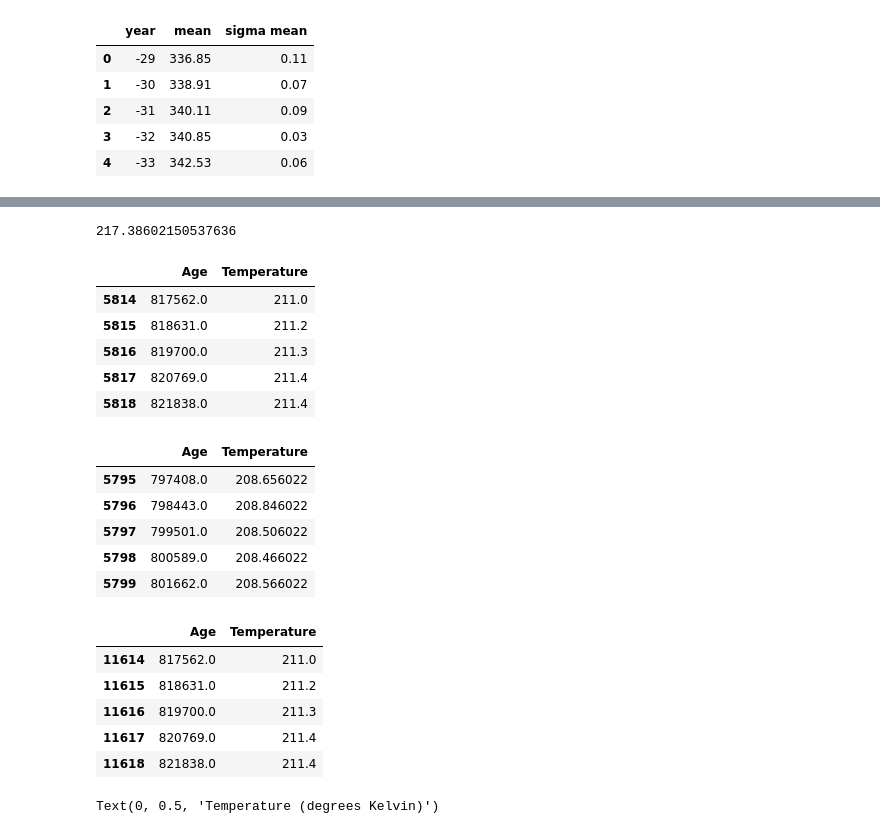
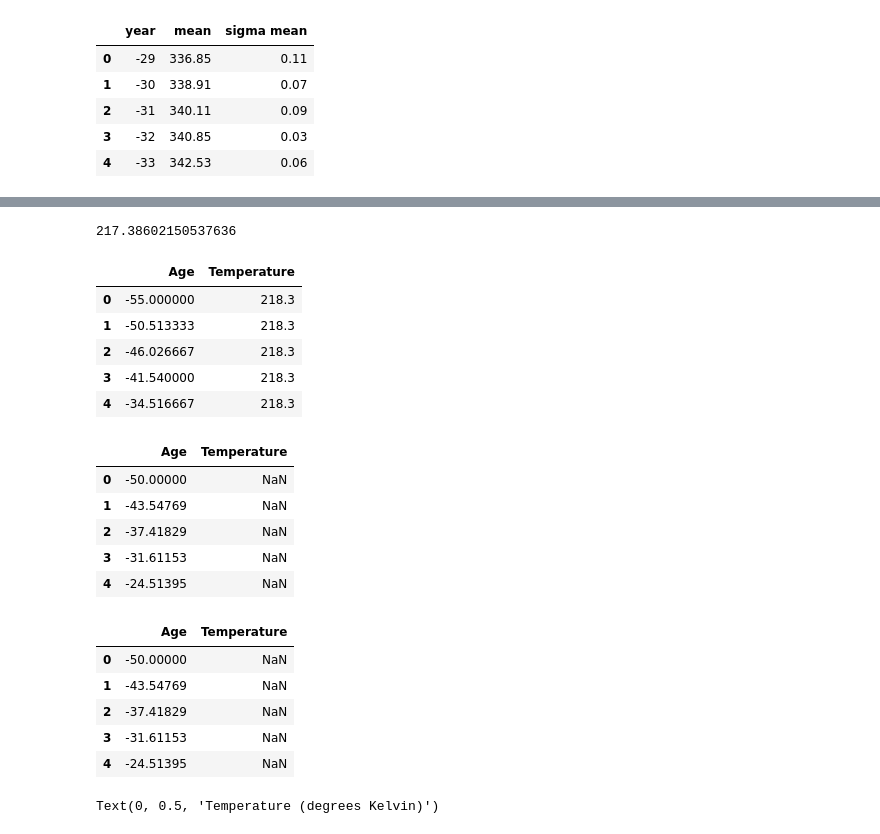
Before and after one commit to tomdbrophy/prog_data_analysis_assessment_2, a Jupyter notebook: project2.ipynb, the cells around one changed output, grey strips where cells are left out. Drawn from its saved outputs; the diff is of its cells as text; code cells hidden in the pictures.

Commit message:
Amended aggregate dataframe output

```diff
--- a/project2.ipynb
+++ b/project2.ipynb
@@ -72,24 +85,24 @@ Text(0, 0.5, 'Atmospheric CO2')
 # %%
 temp_jouzel = pd.read_excel('data/temp_jouzel.xls')
 temp_jouzel = temp_jouzel.drop(['bag', 'ztop', 'EDC3béta', 'deutfinal', 'acc-EDC3beta'], axis=1)
 temp_jouzel = temp_jouzel.rename(columns={'AICC2012':'Age', 'temp':'Temperature'})
 # Convert temperature from Kelvin to Celsius
 # temp_jouzel.iloc[:,1] = temp_jouzel.iloc[:,1] - 273.15
 
 # Finding average temperature of last 1000 years
 avg_temp_range = (temp_jouzel.iloc[0:93,1])
 avg_temp = (avg_temp_range.sum())/93
 print(avg_temp)
-temp_jouzel.tail()
+temp_jouzel.head()
 #plt.plot(temp_jouzel['Age'], temp_jouzel['Temperature'])
 # %% [output]
 217.38602150537636
 |  | Age | Temperature |
-| 5814 | 817562.0 | 211.0 |
-| 5815 | 818631.0 | 211.2 |
-| 5816 | 819700.0 | 211.3 |
-| 5817 | 820769.0 | 211.4 |
-| 5818 | 821838.0 | 211.4 |
+| 0 | -55.000000 | 218.3 |
+| 1 | -50.513333 | 218.3 |
+| 2 | -46.026667 | 218.3 |
+| 3 | -41.540000 | 218.3 |
+| 4 | -34.516667 | 218.3 |
 # %%
 # Some minor cleaning of this file type was done to more easily import into the notebook. The .txt file was first downloaded,
 # then extraneous data at the top of the file was removed.
@@ -100,25 +113,25 @@ temp_noaa = pd.read_csv('data/temp_noaa_clean.csv')
 temp_noaa = temp_noaa.drop(['Bag', 'ztop', 'Deuterium'], axis=1)
 temp_noaa.iloc[:,1] = temp_noaa.iloc[:,1] + avg_temp
 
-temp_noaa.tail()
+temp_noaa.head()
 # %% [output]
 |  | Age | Temperature |
-| 5795 | 797408.0 | 208.656022 |
-| 5796 | 798443.0 | 208.846022 |
-| 5797 | 799501.0 | 208.506022 |
-| 5798 | 800589.0 | 208.466022 |
-| 5799 | 801662.0 | 208.566022 |
+| 0 | -50.00000 | NaN |
+| 1 | -43.54769 | NaN |
+| 2 | -37.41829 | NaN |
+| 3 | -31.61153 | NaN |
+| 4 | -24.51395 | NaN |
 # %%
 temp = pd.concat([temp_noaa,temp_jouzel], ignore_index=True)
 temp.sort_values('Age')
-temp.tail()
+temp.head()
 # %% [output]
 |  | Age | Temperature |
-| 11614 | 817562.0 | 211.0 |
-| 11615 | 818631.0 | 211.2 |
-| 11616 | 819700.0 | 211.3 |
-| 11617 | 820769.0 | 211.4 |
-| 11618 | 821838.0 | 211.4 |
+| 0 | -50.00000 | NaN |
+| 1 | -43.54769 | NaN |
+| 2 | -37.41829 | NaN |
+| 3 | -31.61153 | NaN |
+| 4 | -24.51395 | NaN |
 # %%
 plt.plot(temp['Age'], temp['Temperature'])
 plt.title('Changes in temperature over time')
```
Also changed, not shown: parts of 13 cells of this notebook, 2 other files.
